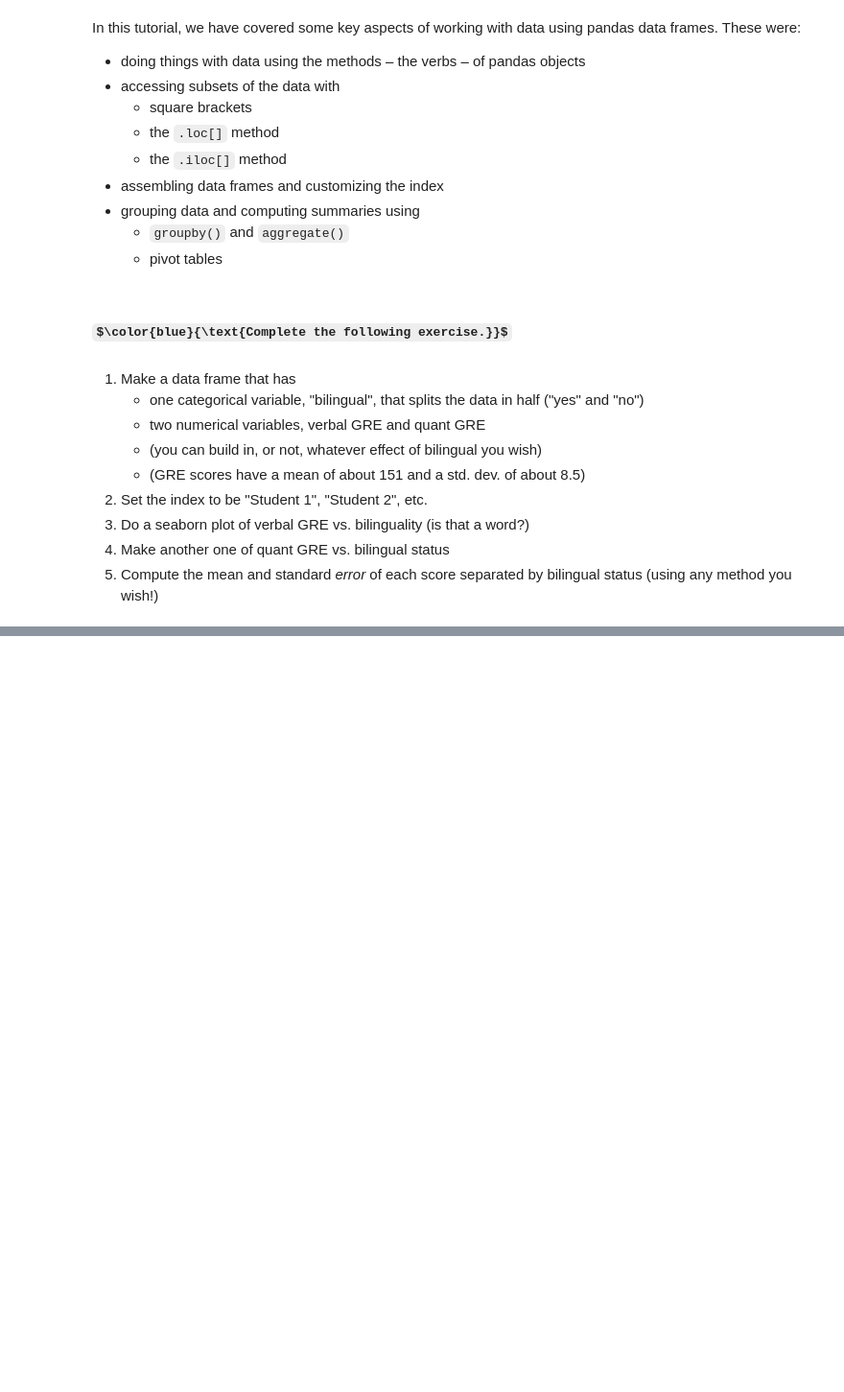
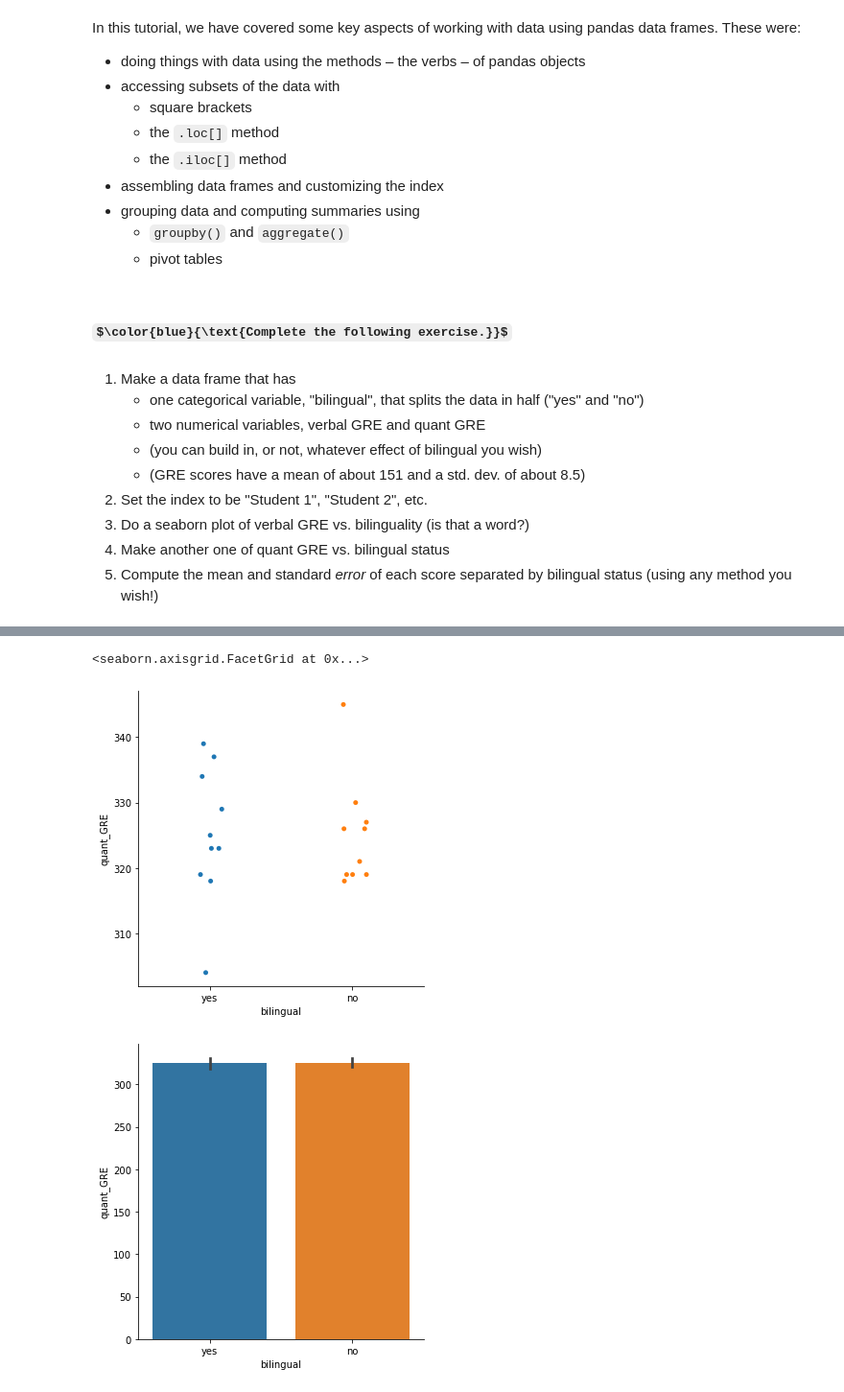
Before and after one commit to baramX3/PSY_submissions, a Jupyter notebook: tutorial_notebooks/tutorial018-Pandas-Advanced-WorkingWithData.ipynb, the cells around one changed output, grey strips where cells are left out. Shown at 96% size. Saved outputs shown, nothing was run; the diff lists cells and outputs as text; code cells hidden in the pictures; some formulas as TeX source; blank space fills up the shorter version.

```diff
--- a/tutorial_notebooks/tutorial018-Pandas-Advanced-WorkingWithData.ipynb
+++ b/tutorial_notebooks/tutorial018-Pandas-Advanced-WorkingWithData.ipynb
@@ -1042,0 +1083,8 @@ In this tutorial, we have covered some key aspects of working with data using pa
+# %%
+# plot quant GRE vs. bilingual status
+sns.catplot(data=bilingual_GRE, x='bilingual', y='quant_GRE')
+sns.catplot(data=bilingual_GRE, x='bilingual', y='quant_GRE', kind='bar')
+# %% [output]
+<seaborn.axisgrid.FacetGrid at 0x...>
+[figure, added]
+[figure, added]
```
Also changed, not shown: parts of 58 cells of this notebook.
